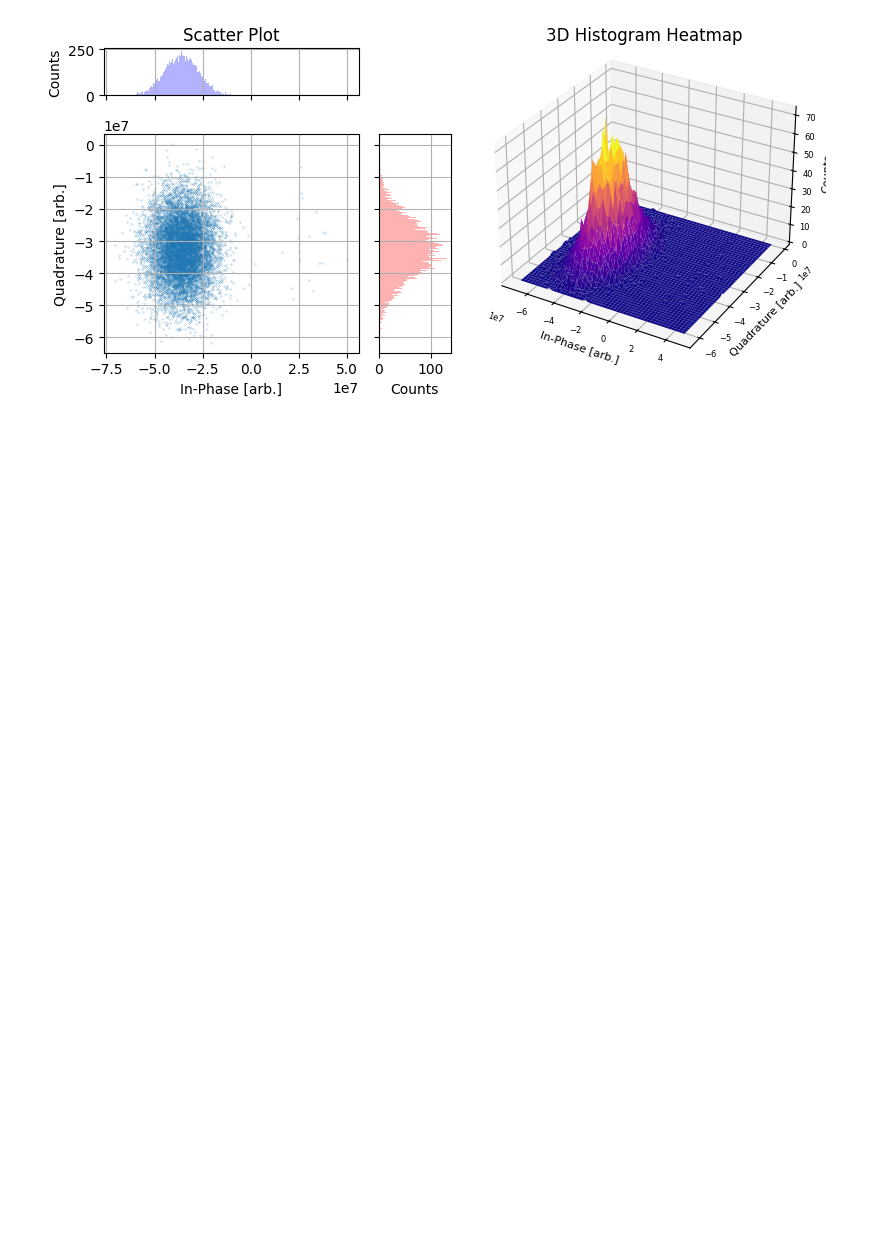
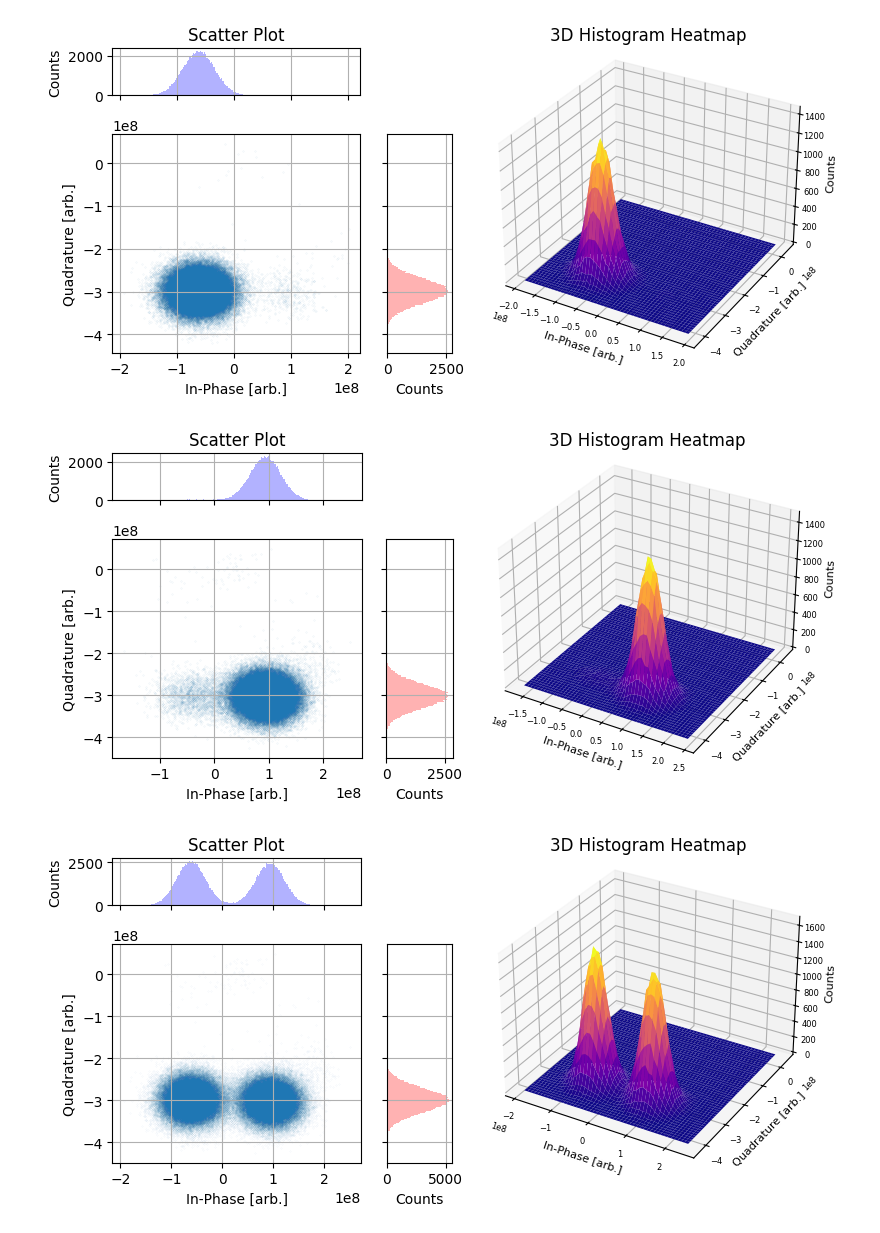
Before and after one commit to quantumjim/soft_information_decoding, a Jupyter notebook: notebooks/IQ_Plane/plot_IQ/plot_IQ_3.ipynb, the cells around one changed output. Saved outputs shown, nothing was run; the diff lists cells and outputs as text; code cells hidden in the pictures; blank space fills up the shorter version.

Commit message:
IQ plots for presi

```diff
--- a/notebooks/IQ_Plane/plot_IQ/plot_IQ_3.ipynb
+++ b/notebooks/IQ_Plane/plot_IQ/plot_IQ_3.ipynb
@@ -10,7 +10,5 @@ from soft_info import plot_IQ_data
 from Scratch import load_calibration_memory
 
 
-calib = load_calibration_memory(provider, tobecalib_backend="ibm_sherbrooke", other_date="2022-10-30")
-
-IQ_data = calib[0]["mmr_0"]
+calib = load_calibration_memory(provider, tobecalib_backend="ibmq_mumbai", other_date="2023-11-30")
 # %% [output]
@@ -18,4 +16,19 @@ Found jobs for backend ibm_sherbrooke with closest execution date 2023-10-27 08:
-# %%
-plot_IQ_data(IQ_data, n_bins=250, twod_nbins=50)
-# %% [output]
-[figure, removed]
+# %%
+import numpy as np
+
+qubit_id = 0
+IQ_data = calib[qubit_id]["mmr_0"]
+
+plot_IQ_data(IQ_data, n_bins=250, twod_nbins=50)
+
+IQ_data_2 = calib[qubit_id]["mmr_1"]
+
+plot_IQ_data(IQ_data_2, n_bins=250, twod_nbins=50)
+
+# Append the two IQ data
+IQ_data = np.append(IQ_data, IQ_data_2, axis=0)
+plot_IQ_data(IQ_data, n_bins=250, twod_nbins=50)
+# %% [output]
+[figure, added]
+[figure, added]
+[figure, added]
```
Also changed, not shown: parts of 1 cell of this notebook, 1 other file.
